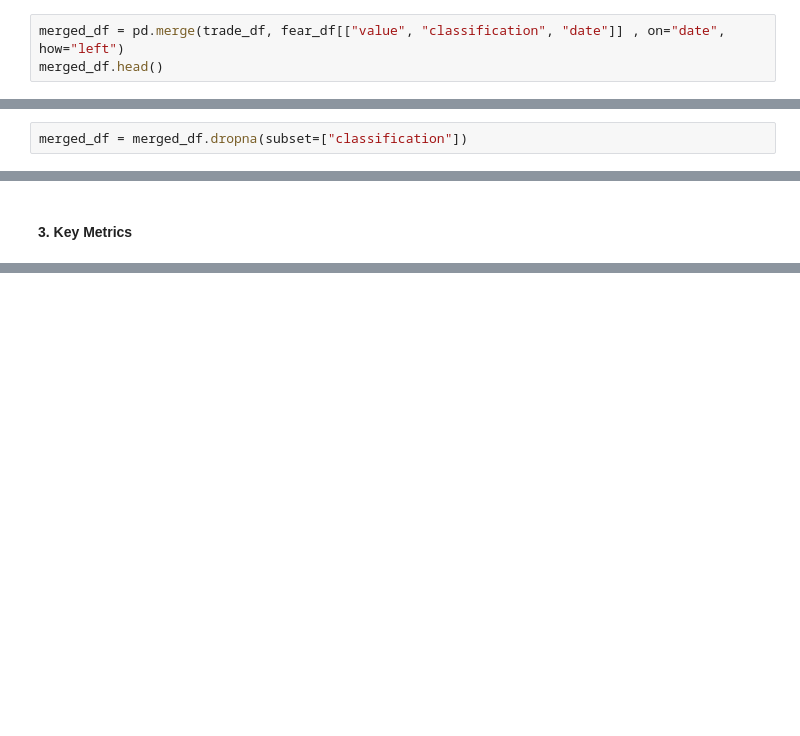
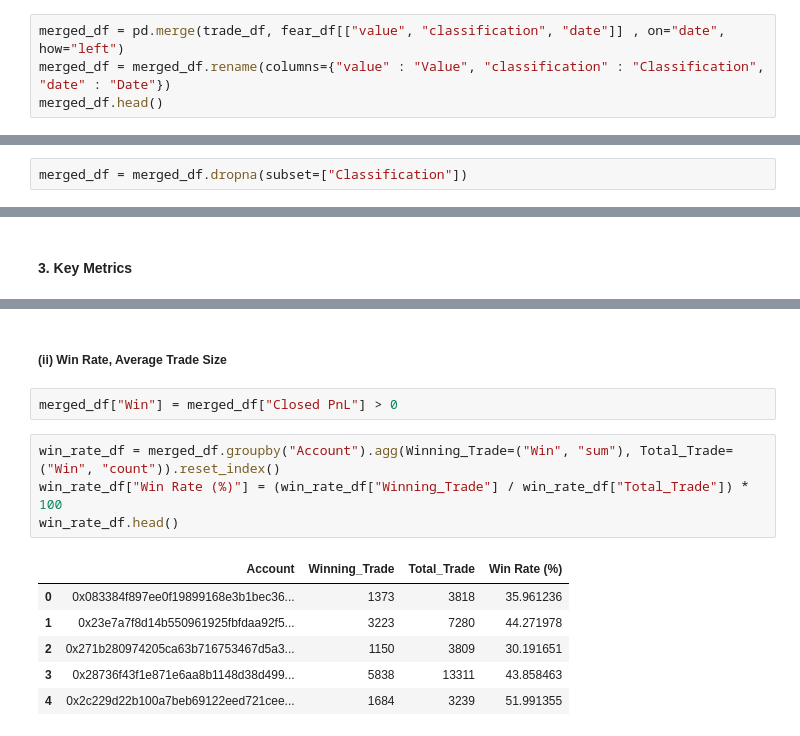
Before and after one commit to Yash-Codes07/trader-performance-market-sentiment-analysis, a Jupyter notebook: notebooks/analysis.ipynb, the cells around one changed output, grey strips where cells are left out. Saved outputs shown, nothing was run; the diff lists cells and outputs as text; blank space fills up the shorter version.

```diff
--- a/notebooks/analysis.ipynb
+++ b/notebooks/analysis.ipynb
@@ -152,6 +152,7 @@ trade_df.head()
 | 4 | 0xae5eacaf9c6b9111fd53034a602c192... | @107 | 7.9894 | 8.73 | 69.75 | BUY | 2024-12-02 22:50:00 | 1289.488521 | ... |
 # %%
 merged_df = pd.merge(trade_df, fear_df[["value", "classification", "date"]] , on="date", how="left")
+merged_df = merged_df.rename(columns={"value" : "Value", "classification" : "Classification", "date" : "Date"})
 merged_df.head()
 # %% [output]
 |  | Account | Coin | Execution Price | Size Tokens | Size USD | Side | Timestamp IST | Start Position | ... |
@@ -161,5 +162,5 @@ merged_df.head()
 | 3 | 0xae5eacaf9c6b9111fd53034a602c192... | @107 | 7.9874 | 142.98 | 1142.04 | BUY | 2024-12-02 22:50:00 | 1146.558564 | ... |
 | 4 | 0xae5eacaf9c6b9111fd53034a602c192... | @107 | 7.9894 | 8.73 | 69.75 | BUY | 2024-12-02 22:50:00 | 1289.488521 | ... |
 # %%
-merged_df = merged_df.dropna(subset=["classification"])
+merged_df = merged_df.dropna(subset=["Classification"])
 # %%
@@ -178,0 +193,15 @@ merged_df.to_csv("../data/merged.csv", index=False)
+# %% [markdown]
+##### (ii) Win Rate, Average Trade Size
+# %%
+merged_df["Win"] = merged_df["Closed PnL"] > 0
+# %%
+win_rate_df = merged_df.groupby("Account").agg(Winning_Trade=("Win", "sum"), Total_Trade=("Win", "count")).reset_index()
+win_rate_df["Win Rate (%)"] = (win_rate_df["Winning_Trade"] / win_rate_df["Total_Trade"]) * 100
+win_rate_df.head()
+# %% [output]
+|  | Account | Winning_Trade | Total_Trade | Win Rate (%) |
+| 0 | 0x083384f897ee0f19899168e3b1bec36... | 1373 | 3818 | 35.961236 |
+| 1 | 0x23e7a7f8d14b550961925fbfdaa92f5... | 3223 | 7280 | 44.271978 |
+| 2 | 0x271b280974205ca63b716753467d5a3... | 1150 | 3809 | 30.191651 |
+| 3 | 0x28736f43f1e871e6aa8b1148d38d499... | 5838 | 13311 | 43.858463 |
+| 4 | 0x2c229d22b100a7beb69122eed721cee... | 1684 | 3239 | 51.991355 |
```
Also changed, not shown: parts of 17 cells of this notebook, 1 other file.
